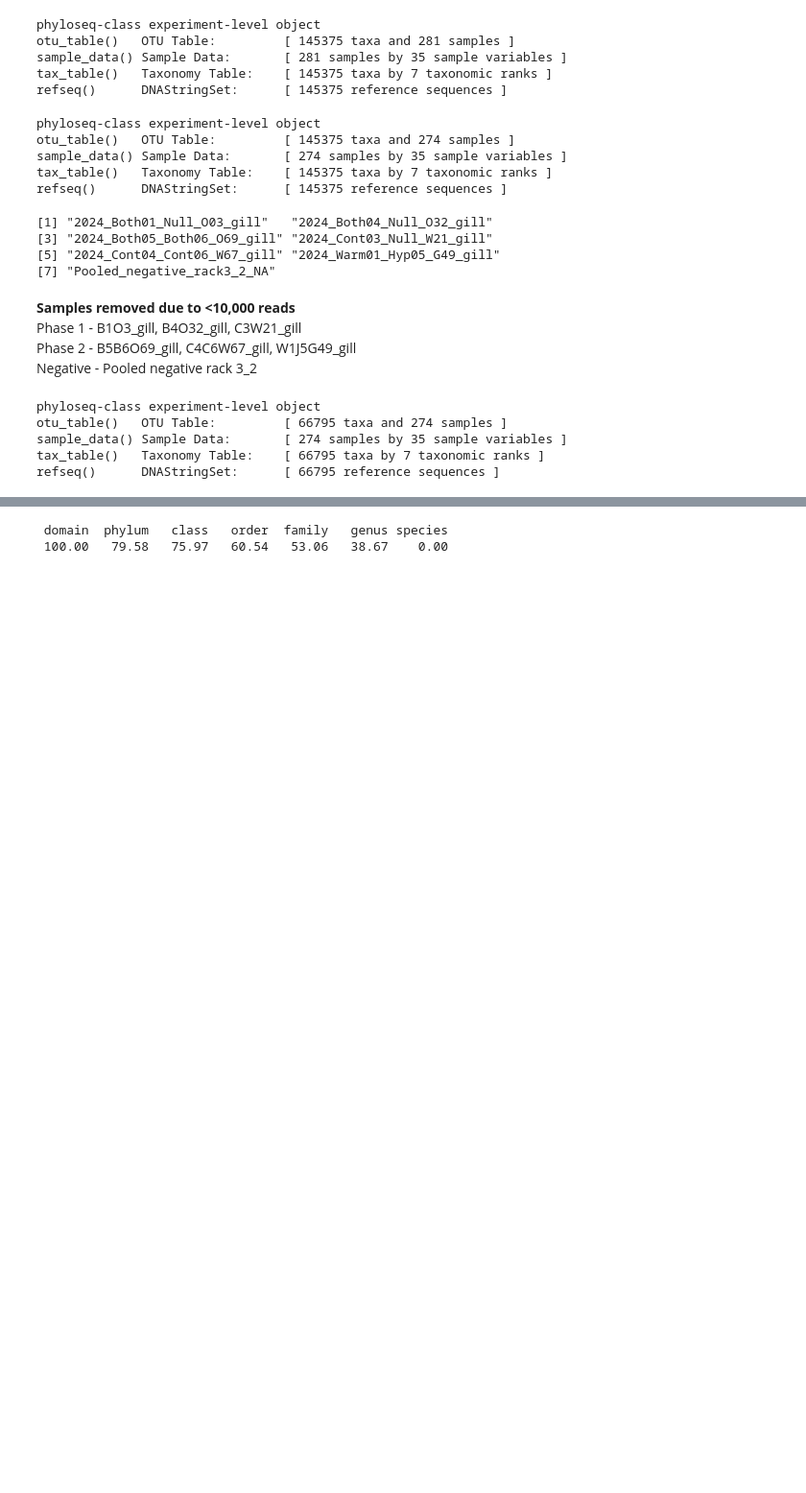
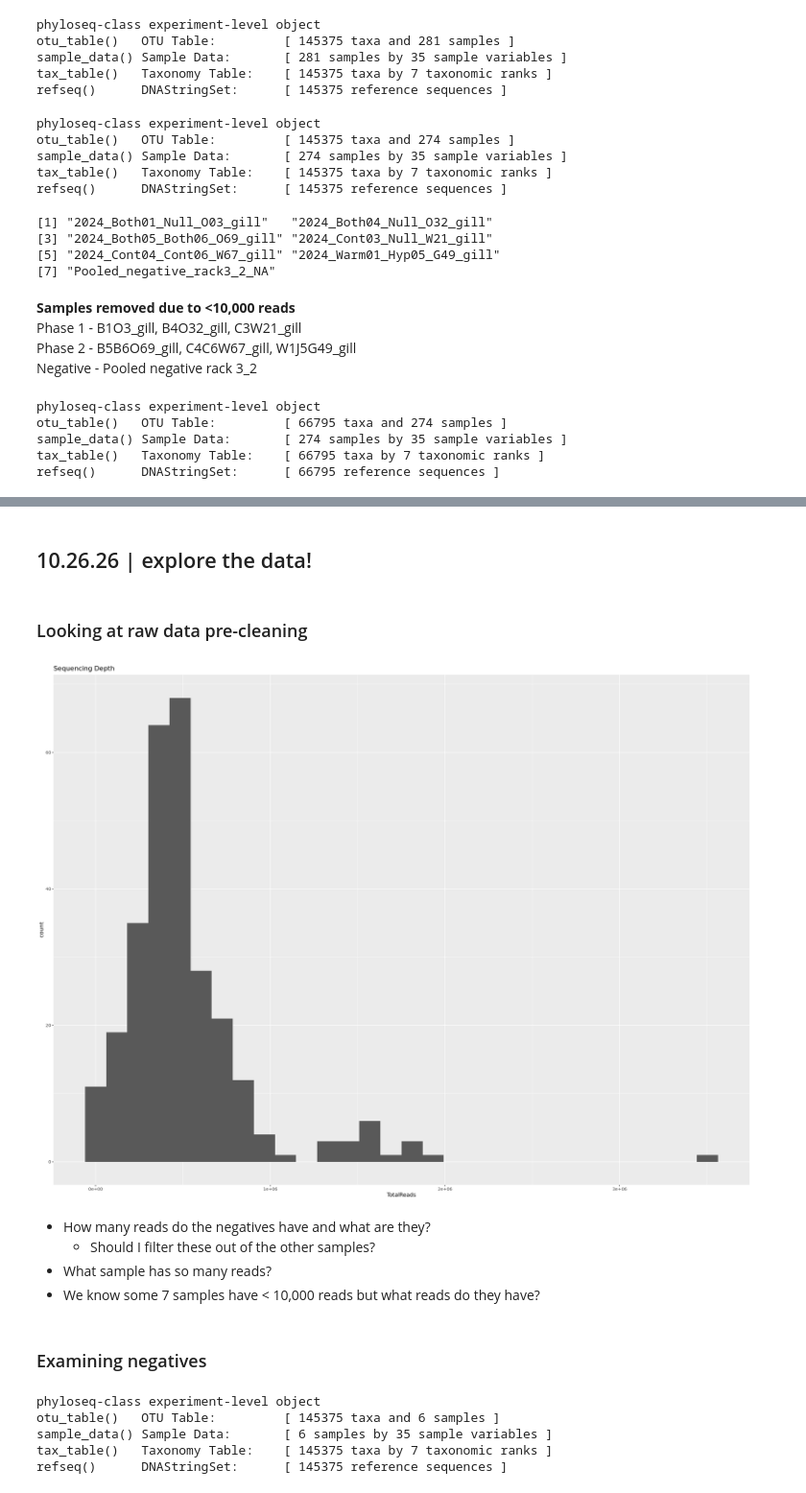
Before and after one commit to jfiorilla/ORCC_16S, a Jupyter notebook: phyloseq-working.ipynb, the cells around one changed output, grey strips where cells are left out. Shown at 96% size. Saved outputs shown, nothing was run; the diff lists cells and outputs as text; code cells hidden in the pictures; blank space fills up the shorter version.

Commit message:
looking at negatives in phyloseq-working

```diff
--- a/phyloseq-working.ipynb
+++ b/phyloseq-working.ipynb
@@ -656,20 +184,2 @@ round(rates, 2)
-# %%
-tax <- as(tax_table(ps_bac), "matrix")
-
-# Function to calculate classification rate
-classification_rate <- function(x) {
-  classified <- !is.na(x) &
-    trimws(x) != "" &
-    !grepl("unclassified|unknown|uncultured|unassigned",
-           x, ignore.case = TRUE)
-
-  mean(classified) * 100
-}
-
-# Calculate rate for each taxonomic rank
-rates <- apply(tax, 2, classification_rate)
-
-round(rates, 2)
-# %% [output]
- domain  phylum   class   order  family   genus species
- 100.00   79.58   75.97   60.54   53.06   38.67    0.00
+# %% [markdown]
+## 10.26.26 | explore the data!
@@ -675,0 +195,32 @@ round(rates, 2)
+# %% [markdown]
+### Looking at raw data pre-cleaning
+# %%
+ps <- readRDS("/scratch4/workspace/jade_fiorilla_student_uml_edu-rawseqorcc/dada2/ps.rds")
+# %%
+# Check read count of all samples
+readcount = data.table(as(sample_data(ps), "data.frame"),
+                 TotalReads = sample_sums(ps),
+                 keep.rownames = TRUE)
+ggplot(readcount, aes(TotalReads)) +
+    geom_histogram(bins = 30) +
+    ggtitle("Sequencing Depth")
+# %% [output]
+[figure, added]
+# %% [markdown]
+- How many reads do the negatives have and what are they?
+    - Should I filter these out of the other samples?
+- What sample has so many reads?
+- We know some 7 samples have < 10,000 reads but what reads do they have?
+# %% [markdown]
+### Examining negatives
+# %%
+# Subset ps to only include negatives
+ps_neg <- prune_samples(
+  grepl("negative", sample_names(ps), ignore.case = TRUE), ps)
+ps_neg
+# %% [output]
+phyloseq-class experiment-level object
+otu_table()   OTU Table:         [ 145375 taxa and 6 samples ]
+sample_data() Sample Data:       [ 6 samples by 35 sample variables ]
+tax_table()   Taxonomy Table:    [ 145375 taxa by 7 taxonomic ranks ]
+refseq()      DNAStringSet:      [ 145375 reference sequences ]
```
Also changed, not shown: parts of 60 cells of this notebook, 4 other files.
